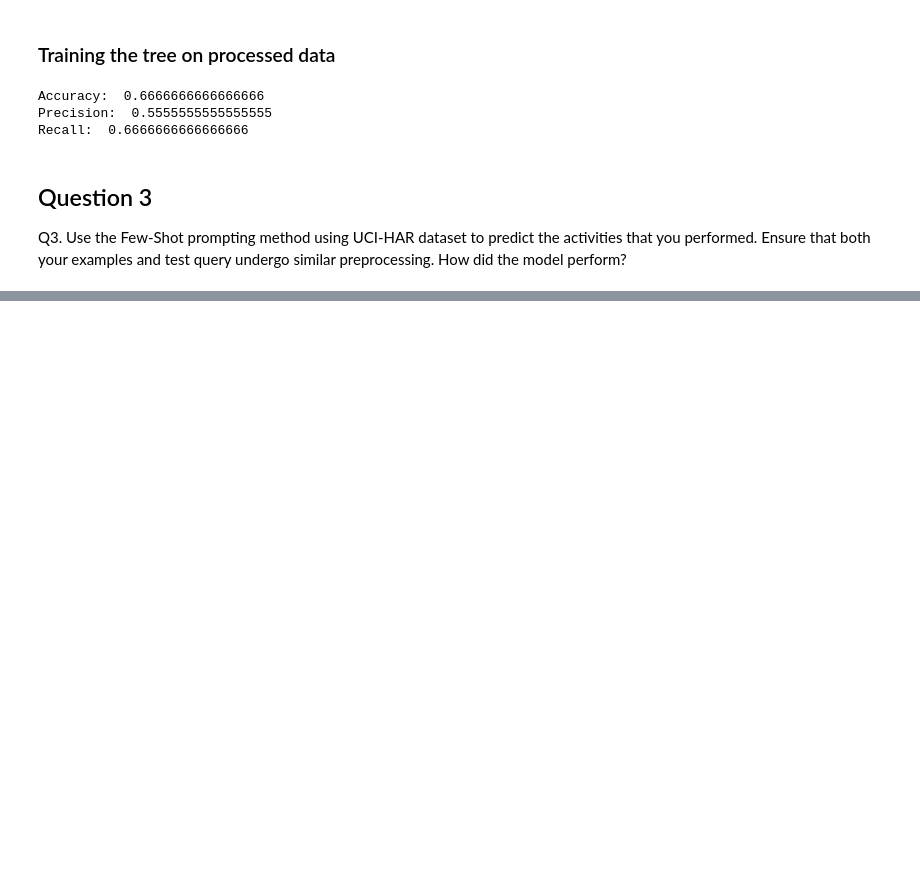
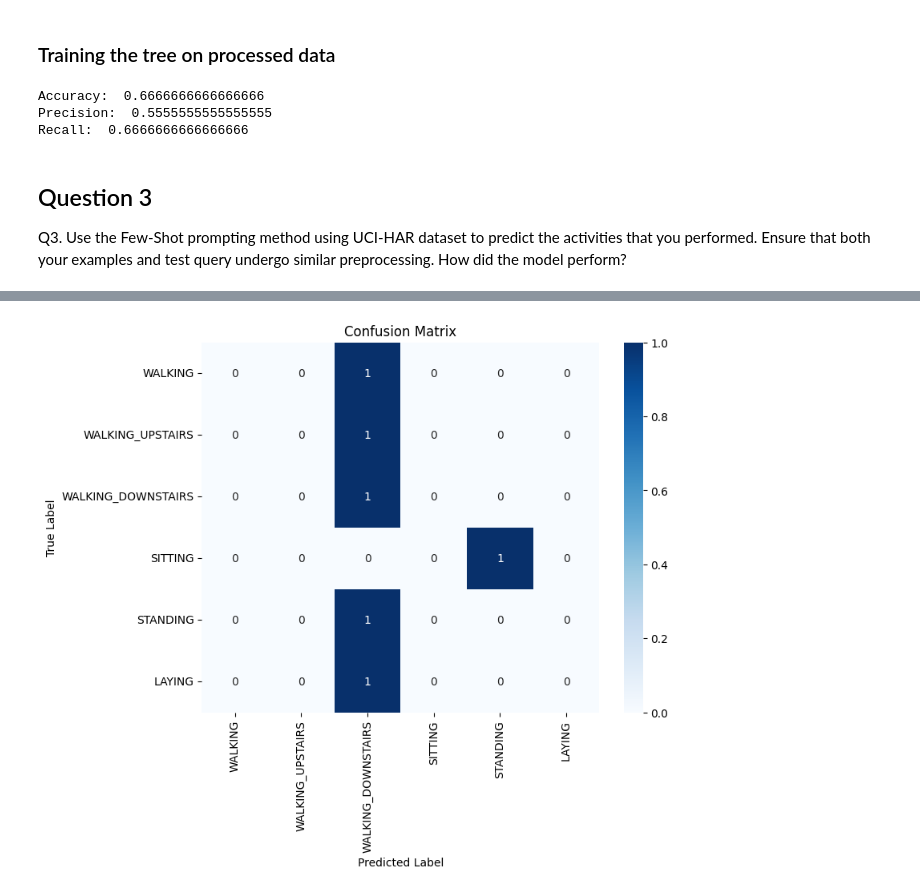
Before and after one commit to ShardulJunagade/Human-Activity-Recognition, a Jupyter notebook: Task-4 Data Collection in the Wild/main.ipynb, the cells around one changed output, grey strips where cells are left out. Cells and saved outputs as stored; diff of their text form; code cells hidden in the pictures; blank space fills up the shorter version.

Commit message:
Task-4 compiled

```diff
--- a/Task-4 Data Collection in the Wild/main.ipynb
+++ b/Task-4 Data Collection in the Wild/main.ipynb
@@ -413,0 +398,78 @@ Q3. Use the Few-Shot prompting method using UCI-HAR dataset to predict the activ
+# %%
+# Select even samples for few-shot learning examples
+samples_per_activity_train = 2
+few_shot_indices = select_samples_per_activity(y_train_UCI, samples_per_activity_train)
+few_shot_examples = [
+    {"input": X_train_UCI[i].tolist(), "label": y_train_UCI[i]} for i in few_shot_indices
+]
+
+# Function to create a few-shot learning prompt
+def create_few_shot_prompt(examples, query_input):
+    description = '''
+        You are a highly trained human activity classification model.
+        Each input is a 1x600 vector containing numerical values that represent acceleration values x, y, z stacked horizontally at an instant of time.
+        Your task is to classify the input vector into one of the following categories:
+        - 1: WALKING
+        - 2: WALKING_UPSTAIRS
+        - 3: WALKING_DOWNSTAIRS
+        - 4: SITTING
+        - 5: STANDING
+        - 6: LAYING
+
+        Here are a few examples:\n
+    '''
+    prompt = description
+    for ex in examples:
+        example_input = ",".join(map(str, ex['input']))
+        prompt += f"Input: [{example_input}]\nLabel: {ex['label']}\n\n"
+
+    query_input_str = ",".join(map(str, query_input))
+    prompt += f"Now, classify the following input vector and return ONLY the number.\nInput: [{query_input_str}]\nLabel: "
+    return prompt
+
+# Select 1 samples from each activity for testing
+samples_per_activity_test = 1
+selected_indices = select_samples_per_activity(y_test, samples_per_activity_test)
+
+# Store predictions and true labels
+predictions = []
+true_labels = []
+
+# Test the selected cases
+for idx in selected_indices:
+    query_input = X_test[idx].tolist()
+    true_label = y_test[idx]
+    prompt = create_few_shot_prompt(few_shot_examples, query_input)
+
+    # Make the API call and store the prediction
+    answer = make_api_call(prompt)
+    print(answer.content)
+    predicted_label = int(answer.content.strip())
+    predictions.append(predicted_label)
+    true_labels.append(true_label)
+
+    # Print the predicted and true labels
+    print(f"Test Case {idx + 1} ({activity_labels[true_label]}):")
+    print(f"Predicted label: {predicted_label}")
+    print(f"True label: {true_label}")
+    print("-" * 50)
+
+# Calculate and print accuracy
+accuracy = accuracy_score(true_labels, predictions)
+print(f"Accuracy: {accuracy:.2f}")
+
+# Calculate and plot the confusion matrix
+conf_matrix = confusion_matrix(true_labels, predictions, labels=[1, 2, 3, 4, 5, 6])
+
+plt.figure(figsize=(8, 6))
+sns.heatmap(conf_matrix, annot=True, fmt='d', cmap='Blues',
+            xticklabels=['WALKING', 'WALKING_UPSTAIRS', 'WALKING_DOWNSTAIRS', 'SITTING', 'STANDING', 'LAYING'],
+            yticklabels=['WALKING', 'WALKING_UPSTAIRS', 'WALKING_DOWNSTAIRS', 'SITTING', 'STANDING', 'LAYING'])
+plt.xlabel('Predicted Label')
+plt.ylabel('True Label')
+plt.title('Confusion Matrix')
+if not os.path.exists('./Saved_Images/'):
+    os.makedirs('./Saved_Images/')
+plt.savefig('./Saved_Images/image3.png')
+plt.show()
+# %% [output]
@@ -413,0 +493 @@ Q3. Use the Few-Shot prompting method using UCI-HAR dataset to predict the activ
+[figure, added]
```
Also changed, not shown: parts of 29 cells of this notebook, 6 other files.
